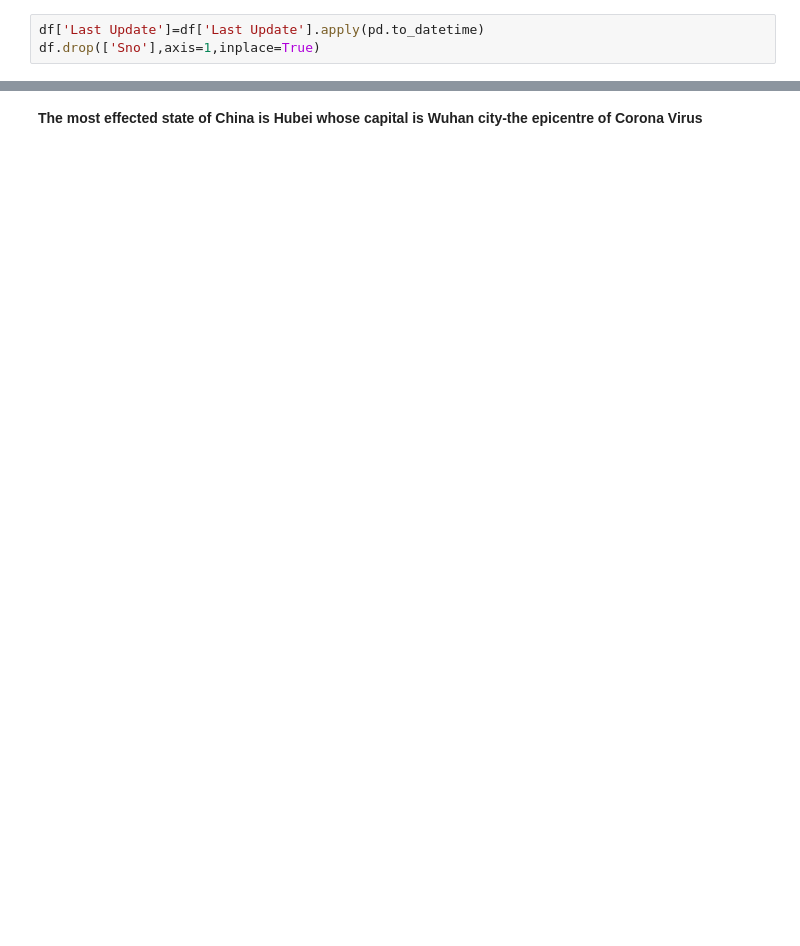
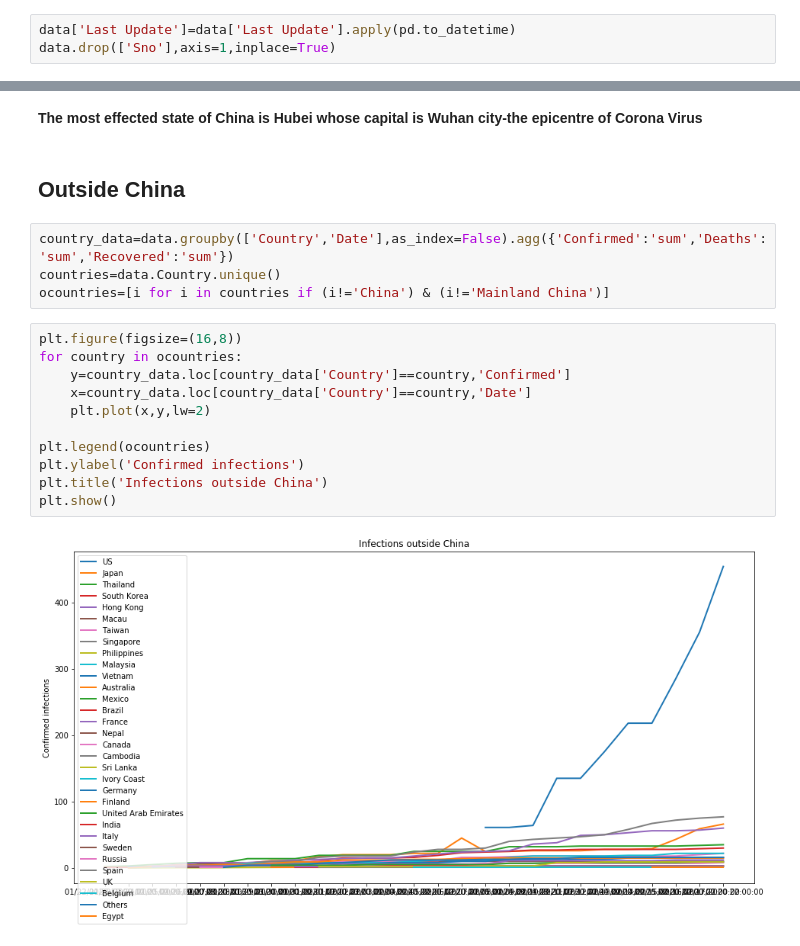
Before and after one commit to smaranjitghose/PyCorona, a Jupyter notebook: PyCorona.ipynb, the cells around one changed output, grey strips where cells are left out. Cells and saved outputs as stored; diff of their text form; blank space fills up the shorter version.

```diff
--- a/PyCorona.ipynb
+++ b/PyCorona.ipynb
@@ -108,4 +81,4 @@ Number of cases reported till now in India: 19
 # %%
-df['Last Update']=df['Last Update'].apply(pd.to_datetime)
-df.drop(['Sno'],axis=1,inplace=True)
+data['Last Update']=data['Last Update'].apply(pd.to_datetime)
+data.drop(['Sno'],axis=1,inplace=True)
 # %%
@@ -209,3 +182,22 @@ fig.show()
 [interactive output not drawn]
 # %% [markdown]
 **The most effected state of China is Hubei whose capital is Wuhan city-the epicentre of Corona Virus**
+# %% [markdown]
+## Outside China
+# %%
+country_data=data.groupby(['Country','Date'],as_index=False).agg({'Confirmed':'sum','Deaths':'sum','Recovered':'sum'})
+countries=data.Country.unique()
+ocountries=[i for i in countries if (i!='China') & (i!='Mainland China')]
+# %%
+plt.figure(figsize=(16,8))
+for country in ocountries:
+    y=country_data.loc[country_data['Country']==country,'Confirmed']
+    x=country_data.loc[country_data['Country']==country,'Date']
+    plt.plot(x,y,lw=2)
+
+plt.legend(ocountries)
+plt.ylabel('Confirmed infections')
+plt.title('Infections outside China')
+plt.show()
+# %% [output]
+[figure, added]
```
Also changed, not shown: parts of 23 cells of this notebook.
